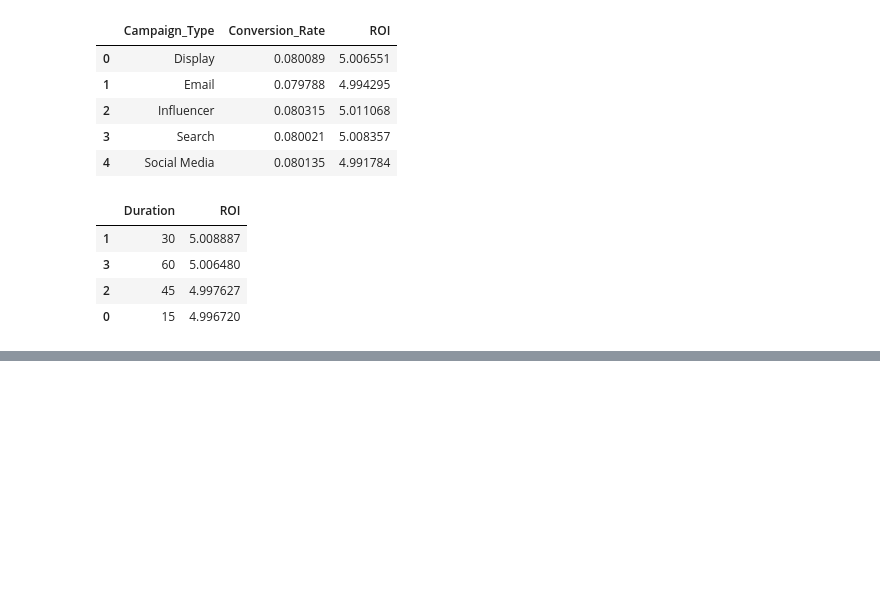
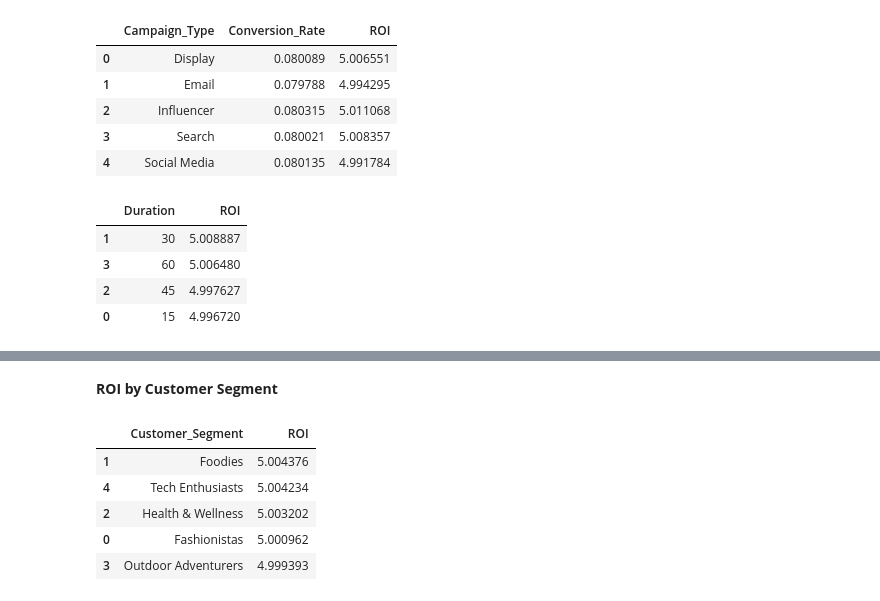
Before and after one commit to jsoook-dt/python-colab-analysis-study, a Jupyter notebook: Project01_Yoonju_analysis.ipynb, the cells around one changed output, grey strips where cells are left out. Saved outputs shown, nothing was run; the diff lists cells and outputs as text; code cells hidden in the pictures; blank space fills up the shorter version.

```diff
--- a/Project01_Yoonju_analysis.ipynb
+++ b/Project01_Yoonju_analysis.ipynb
@@ -273,0 +352,14 @@ duration_df
+# %% [markdown]
+**ROI by Customer Segment**
+# %%
+segmentation_df = df.groupby("Customer_Segment")["ROI"].mean().reset_index()
+segmentation_df = segmentation_df.sort_values(by="ROI", ascending=False)
+
+segmentation_df
+# %% [output]
+|  | Customer_Segment | ROI |
+| 1 | Foodies | 5.004376 |
+| 4 | Tech Enthusiasts | 5.004234 |
+| 2 | Health & Wellness | 5.003202 |
+| 0 | Fashionistas | 5.000962 |
+| 3 | Outdoor Adventurers | 4.999393 |
```
Also changed, not shown: parts of 7 cells of this notebook.
